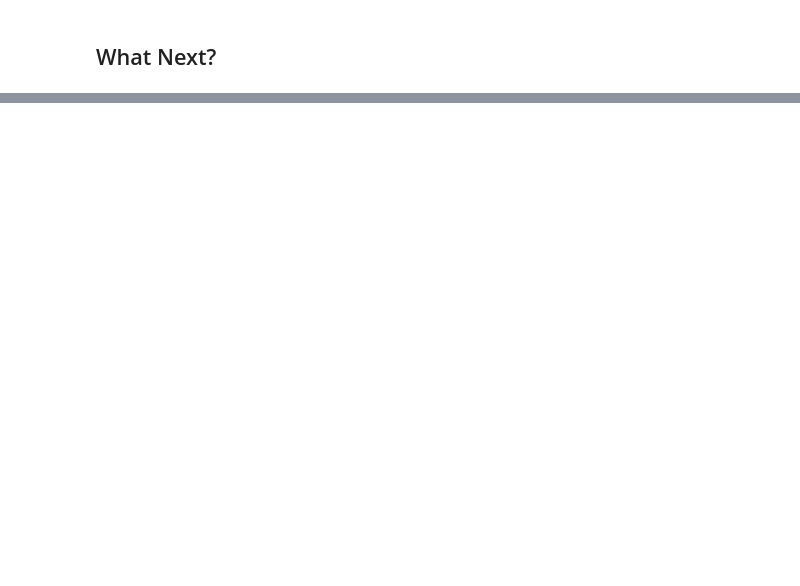
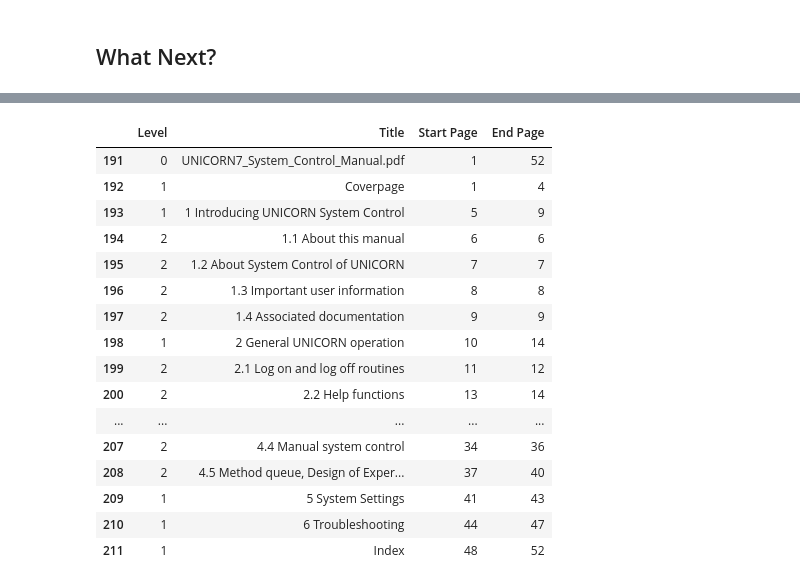
Before and after one commit to Chahbaz-Aman/chonky, a Jupyter notebook: dev.ipynb, the cells around one changed output, grey strips where cells are left out. Saved outputs shown, nothing was run; the diff lists cells and outputs as text; code cells hidden in the pictures; blank space fills up the shorter version.

```diff
--- a/dev.ipynb
+++ b/dev.ipynb
@@ -337,0 +466,43 @@ Intended use
+# %%
+def split_dataframe_at_indices(dataframe, indices):
+    """
+    Split a DataFrame at specified indices.
+
+    Parameters:
+        dataframe (pd.DataFrame): Input DataFrame.
+        indices (list): List of indices where the DataFrame should be split.
+
+    Returns:
+        list: List of DataFrames split at specified indices.
+    """
+    sorted_indices = sorted(indices)
+    split_dataframes = []
+    if sorted_indices[0] != 0:
+        split_dataframes.append(dataframe.iloc[:sorted_indices[0]])
+    for i in range(len(sorted_indices) - 1):
+        split_dataframes.append(dataframe.iloc[sorted_indices[i]:sorted_indices[i + 1]])
+    if sorted_indices[-1] != len(dataframe) - 1:
+        split_dataframes.append(dataframe.iloc[sorted_indices[-1]:])
+    return split_dataframes
+# %%
+splits = split_dataframe_at_indices(df, [0,191])
+# %%
+splits[1]
+# %% [output]
+|  | Level | Title | Start Page | End Page |
+| 191 | 0 | UNICORN7_System_Control_Manual.pdf | 1 | 52 |
+| 192 | 1 | Coverpage | 1 | 4 |
+| 193 | 1 | 1 Introducing UNICORN System Control | 5 | 9 |
+| 194 | 2 | 1.1 About this manual | 6 | 6 |
+| 195 | 2 | 1.2 About System Control of UNICORN | 7 | 7 |
+| 196 | 2 | 1.3 Important user information | 8 | 8 |
+| 197 | 2 | 1.4 Associated documentation | 9 | 9 |
+| 198 | 1 | 2 General UNICORN operation | 10 | 14 |
+| 199 | 2 | 2.1 Log on and log off routines | 11 | 12 |
+| 200 | 2 | 2.2 Help functions | 13 | 14 |
+| ... | ... | ... | ... | ... |
+| 207 | 2 | 4.4 Manual system control | 34 | 36 |
+| 208 | 2 | 4.5 Method queue, Design of Exper... | 37 | 40 |
+| 209 | 1 | 5 System Settings | 41 | 43 |
+| 210 | 1 | 6 Troubleshooting | 44 | 47 |
+| 211 | 1 | Index | 48 | 52 |
```
Also changed, not shown: parts of 17 cells of this notebook.
